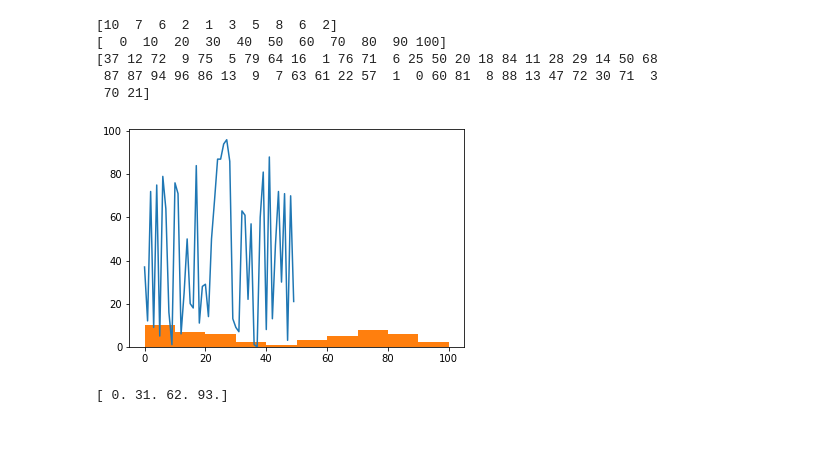
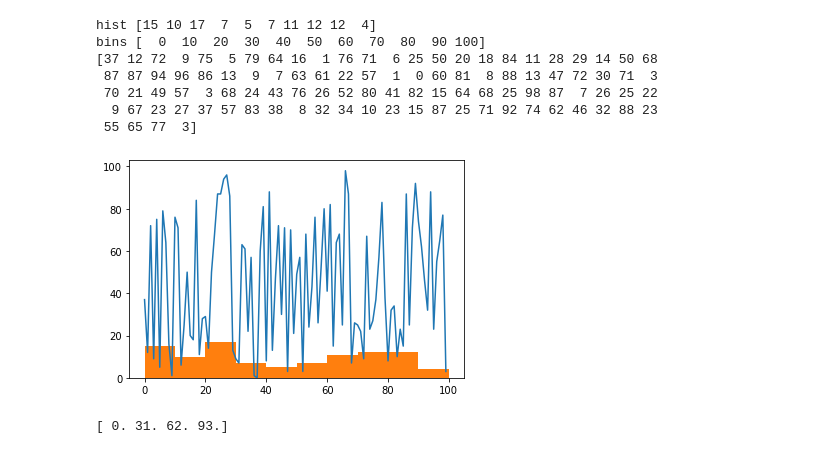
Before and after one commit to tdkhoa1212/function, a Jupyter notebook: test.ipynb, the cells around one changed output. Cells and saved outputs as stored; diff of their text form; code cells hidden in the pictures.

```diff
--- a/test.ipynb
+++ b/test.ipynb
@@ -1,33 +1,35 @@
 # %%
 import numpy as np
 import matplotlib.pyplot as plt
 
 np.random.seed(1)
 # Creating dataset
-a = np.random.randint(100, size =(50))
+a = np.random.randint(100, size =(100))
 
 # Creating histogram
 hist, bins = np.histogram(a, bins = [0, 10,
                                      20, 30,
                                      40, 50,
                                      60, 70,
                                      80, 90,
                                      100])
 
 plt.plot(a)
 # plt.stairs(hist, bins)
 plt.hist(bins[:-1], bins, weights=hist)
 
-print(hist)
-print(bins)
+print('hist', hist)
+print('bins', bins)
 print(a)
 # %% [output]
-[10  7  6  2  1  3  5  8  6  2]
-[  0  10  20  30  40  50  60  70  80  90 100]
+hist [15 10 17  7  5  7 11 12 12  4]
+bins [  0  10  20  30  40  50  60  70  80  90 100]
 [37 12 72  9 75  5 79 64 16  1 76 71  6 25 50 20 18 84 11 28 29 14 50 68
  87 87 94 96 86 13  9  7 63 61 22 57  1  0 60 81  8 88 13 47 72 30 71  3
- 70 21]
+ 70 21 49 57  3 68 24 43 76 26 52 80 41 82 15 64 68 25 98 87  7 26 25 22
+  9 67 23 27 37 57 83 38  8 32 34 10 23 15 87 25 71 92 74 62 46 32 88 23
+ 55 65 77  3]
-[figure, old version]
+[figure, new version]
 # %%
 print(np.linspace(0, 93, 4))
 # %% [output]
```
Also changed, not shown: parts of 4 cells of this notebook, 1 other file.
